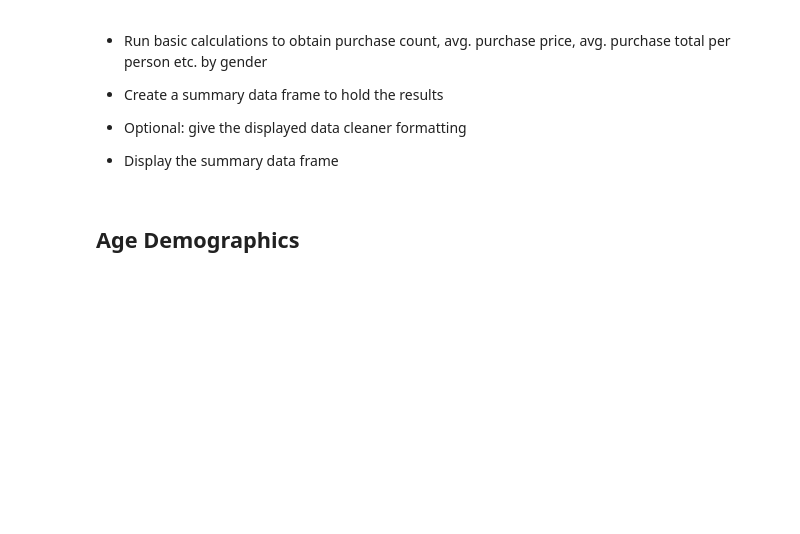
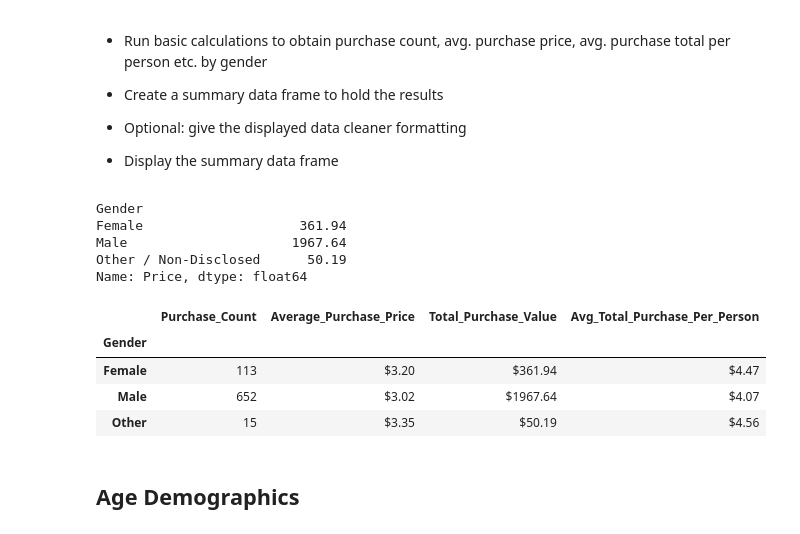
Before and after one commit to sunwoo-kim20/pandas-challenge, a Jupyter notebook: HeroesOfPymoli/HeroesOfPymoli_starter.ipynb, the cells around one changed output. Drawn from its saved outputs; the diff is of its cells as text; code cells hidden in the pictures; blank space fills up the shorter version.

Commit message:
completed formatting of summary table for gender

```diff
--- a/HeroesOfPymoli/HeroesOfPymoli_starter.ipynb
+++ b/HeroesOfPymoli/HeroesOfPymoli_starter.ipynb
@@ -173,3 +160,44 @@ gender_purchasing_analysis = gender_purchasing_analysis.setinde
+# %%
+# Group by gender and take count, average, and sums
+gender_group = purchase_renamed_df.groupby('Gender')
+purchase_count = gender_group.count()['purchase_id']
+average_purchase_price = gender_group.mean()['Price']
+total_purchase_value = gender_group.sum()['Price']
+print(purchase_count)
+print(average_purchase_price)
+print(total_purchase_value)
+
+# Reordering gender counts list to match the gender order of groupby data
+gender_counts_reordered = [female_count, male_count, other_count]
+
+# Calculating average total purchases by gender
+avg_total_purchase = total_purchase_value/gender_counts_reordered
+
+
+# Create summary data frame
+gender_purchasing_analysis = pd.DataFrame({'Gender' : ['Female', 'Male', 'Other'],
+                                           'Purchase_Count' : purchase_count,
+                                           'Average_Purchase_Price' : average_purchase_price,
+                                           'Total_Purchase_Value' : total_purchase_value,
+                                           'Avg_Total_Purchase_Per_Person' : avg_total_purchase})
+
+gender_purchasing_analysis = gender_purchasing_analysis.set_index('Gender')
+gender_purchasing_analysis['Average_Purchase_Price'] = gender_purchasing_analysis['Average_Purchase_Price'].map("${:.2f}".format)
+gender_purchasing_analysis['Total_Purchase_Value'] = gender_purchasing_analysis['Total_Purchase_Value'].map("${:.2f}".format)
+gender_purchasing_analysis['Avg_Total_Purchase_Per_Person'] = gender_purchasing_analysis['Avg_Total_Purchase_Per_Person'].map("${:.2f}".format)
+
+display(gender_purchasing_analysis)
+# %% [output]
+Gender
+Female                    361.94
+Male                     1967.64
+Other / Non-Disclosed      50.19
+Name: Price, dtype: float64
+|  | Purchase_Count | Average_Purchase_Price | Total_Purchase_Value | Avg_Total_Purchase_Per_Person |
+| Gender |  |  |  |  |
+| Female | 113 | $3.20 | $361.94 | $4.47 |
+| Male | 652 | $3.02 | $1967.64 | $4.07 |
+| Other | 15 | $3.35 | $50.19 | $4.56 |
 # %% [markdown]
 ## Age Demographics
 # %% [markdown]
```
Also changed, not shown: parts of 1 cell of this notebook.
